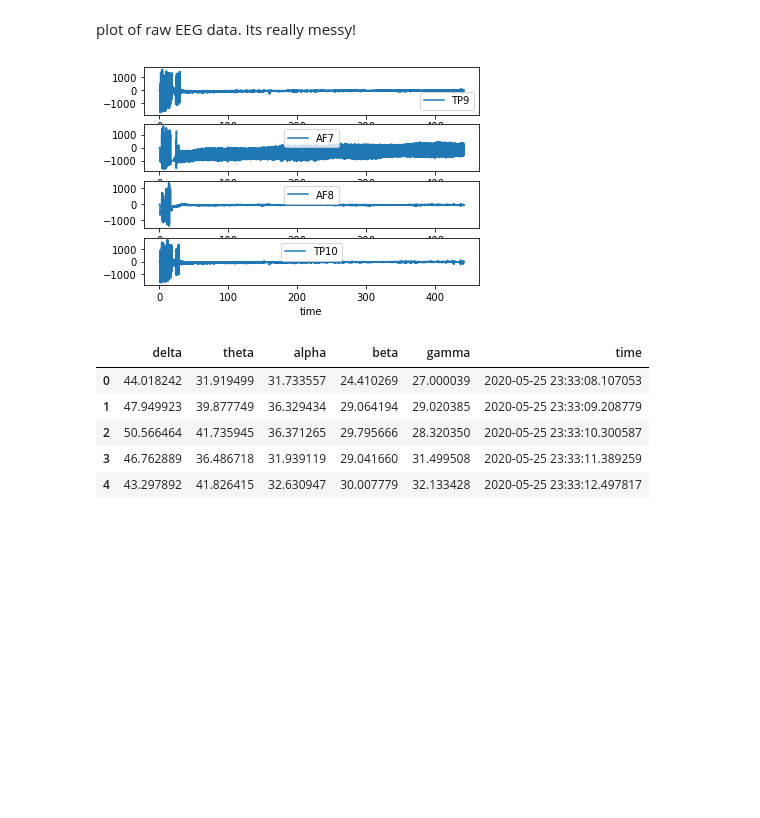
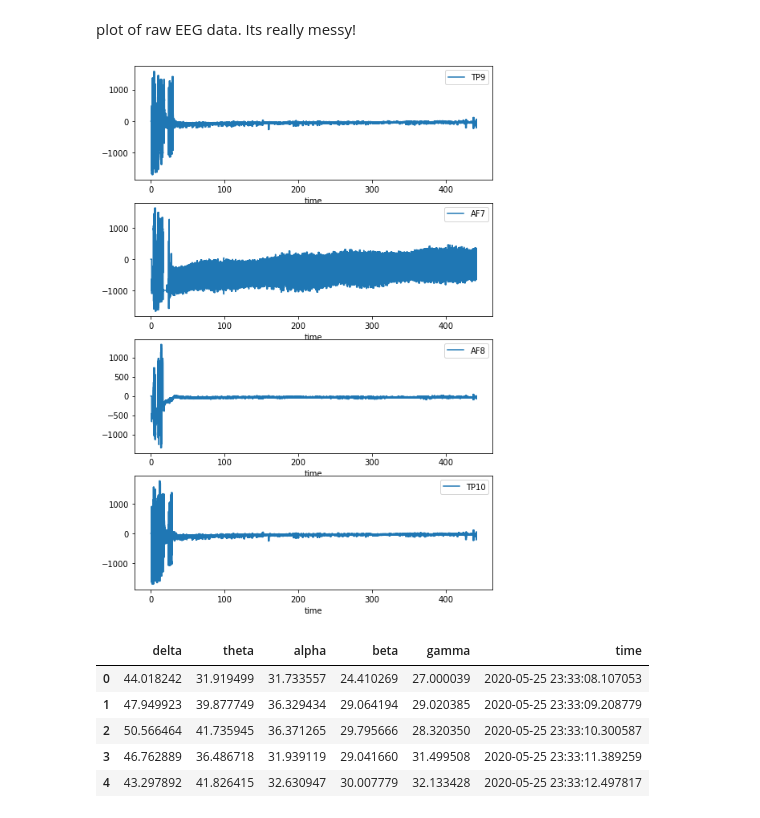
Before and after one commit to dcardonab/neuromusic, a Jupyter notebook: data/initial_exploration.ipynb, the cells around one changed output. Cells and saved outputs as stored; diff of their text form; code cells hidden in the pictures; blank space fills up the shorter version.

```diff
--- a/data/initial_exploration.ipynb
+++ b/data/initial_exploration.ipynb
@@ -47,11 +47,12 @@ raw.head()
 plot of raw EEG data. Its really messy!
 # %%
 channel_names = raw.columns[:-1]
+plt.figure(figsize=[8,12])
 for i,channel in enumerate(channel_names):
     ax = plt.subplot(len(channel_names),1,i+1)
     raw.plot(x='time',y=channel,ax=ax)
 # %% [output]
-[figure, old version]
+[figure, new version]
 # %%
 features.head()
 # %% [output]
```
Also changed, not shown: 1 other file.
